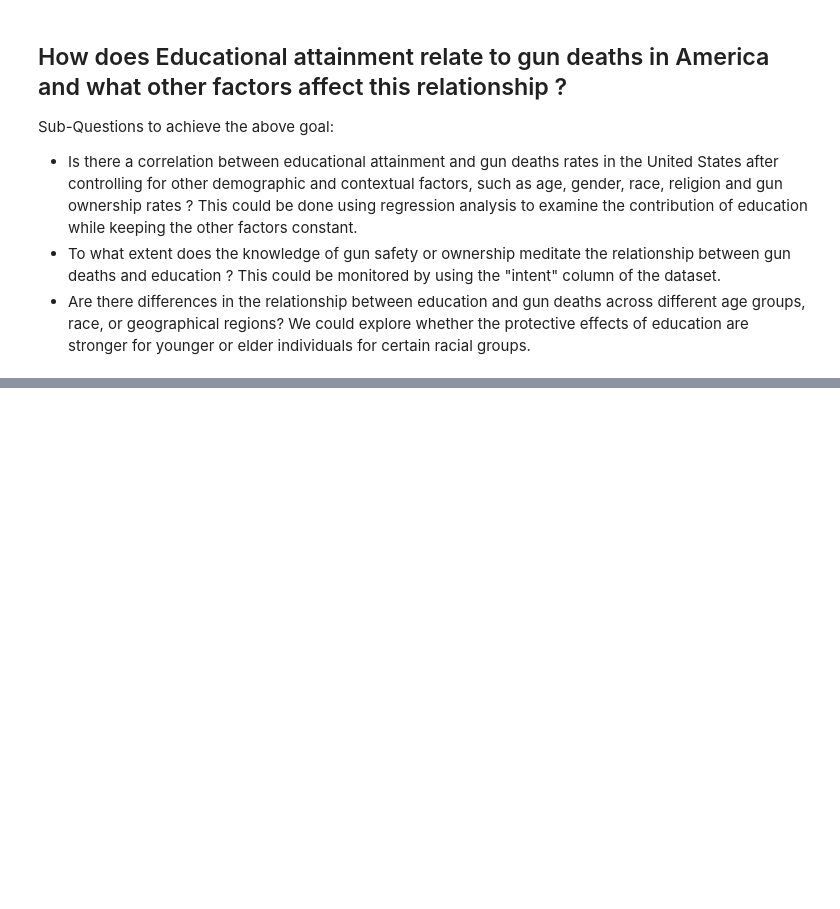
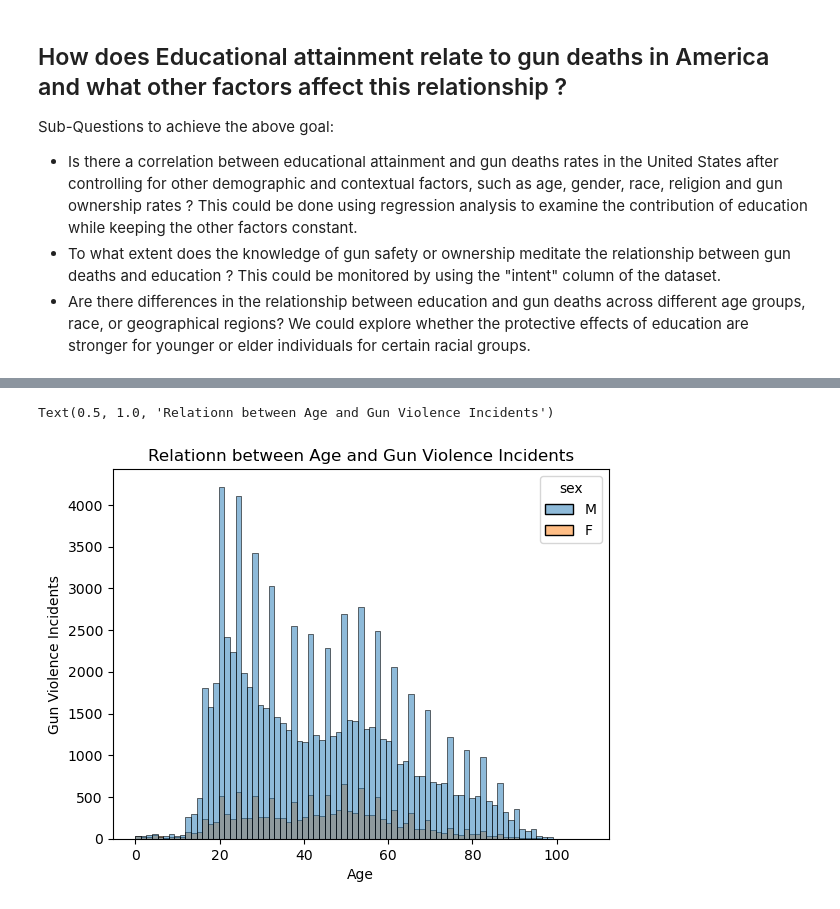
Before and after one commit to ubco-W2022T2-data301/project-group09, a Jupyter notebook: analysis/analysis1.ipynb, the cells around one changed output, grey strips where cells are left out. Cells and saved outputs as stored; diff of their text form; code cells hidden in the pictures; blank space fills up the shorter version.

```diff
--- a/analysis/analysis1.ipynb
+++ b/analysis/analysis1.ipynb
@@ -27,0 +106,8 @@ raw_data
+# %%
+sns.histplot(data=data_cleaned, x="age",hue='sex')
+plt.ylabel("Gun Violence Incidents")
+plt.xlabel("Age")
+plt.title("Relationn between Age and Gun Violence Incidents")
+# %% [output]
+Text(0.5, 1.0, 'Relationn between Age and Gun Violence Incidents')
+[figure, added]
```
Also changed, not shown: parts of 14 cells of this notebook, 1 other file.
